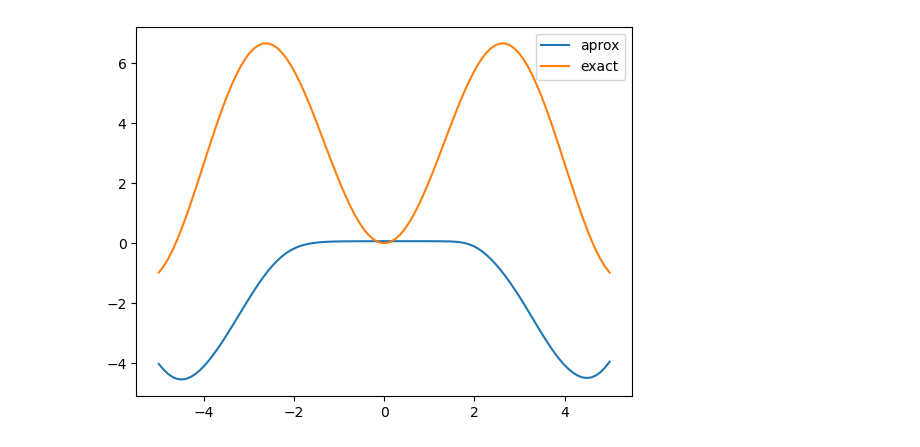
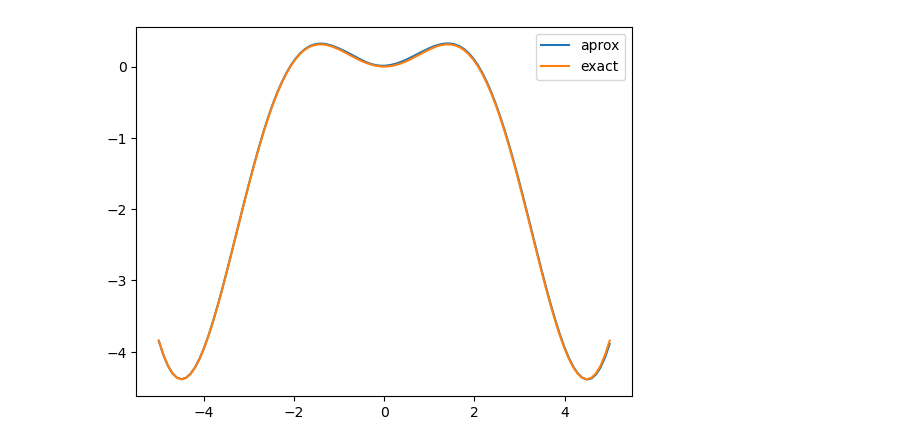
Before and after one commit to Pablo-Pomares/GradientTape, a Jupyter notebook: ODEsolver.ipynb, the cells around one changed output. Cells and saved outputs as stored; diff of their text form; code cells hidden in the pictures.

```diff
--- a/ODEsolver.ipynb
+++ b/ODEsolver.ipynb
@@ -73,7 +73,7 @@ _________________________________________________________________
 model.compile(optimizer=RMSprop(),metrics=['loss'])
 
 x=tf.linspace(-5, 5, 100)
-history = model.fit(x,epochs=20000,verbose=0)
+history = model.fit(x,epochs=100000,verbose=0)
 plt.plot(history.history["loss"])
 # %% [output]
 [<matplotlib.lines.Line2D at 0x...>]
@@ -81,6 +81,6 @@ plt.plot(history.history["loss"])
 # %%
 def sola(x):
-    return ((x**2 - 2)*np.sin(x))/x - 2*np.cos(x) + 4
+    return ((x**2 - 2)*np.sin(x))/x + 2*np.cos(x)
 
 x_testv = tf.linspace(-5, 5,100)
 a=model.predict(x_testv)
@@ -93 +93 @@ plt.show()
-[figure, old version]
+[figure, new version]
```
Also changed, not shown: parts of 7 cells of this notebook, 1 other file.
